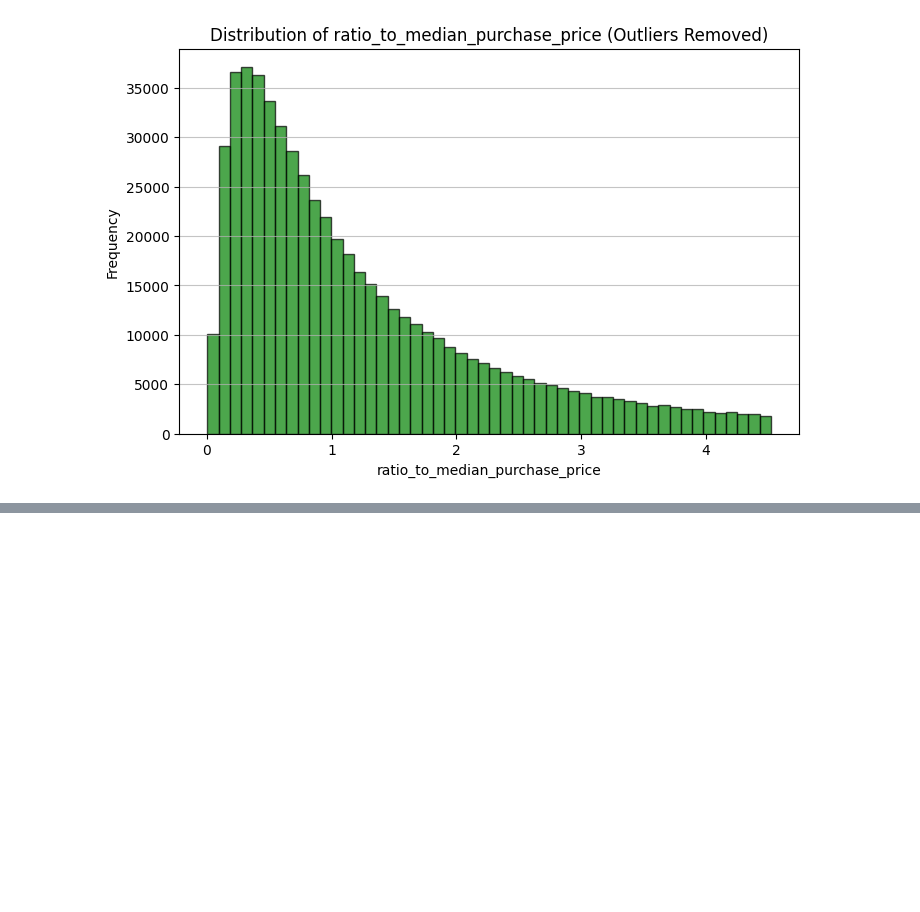
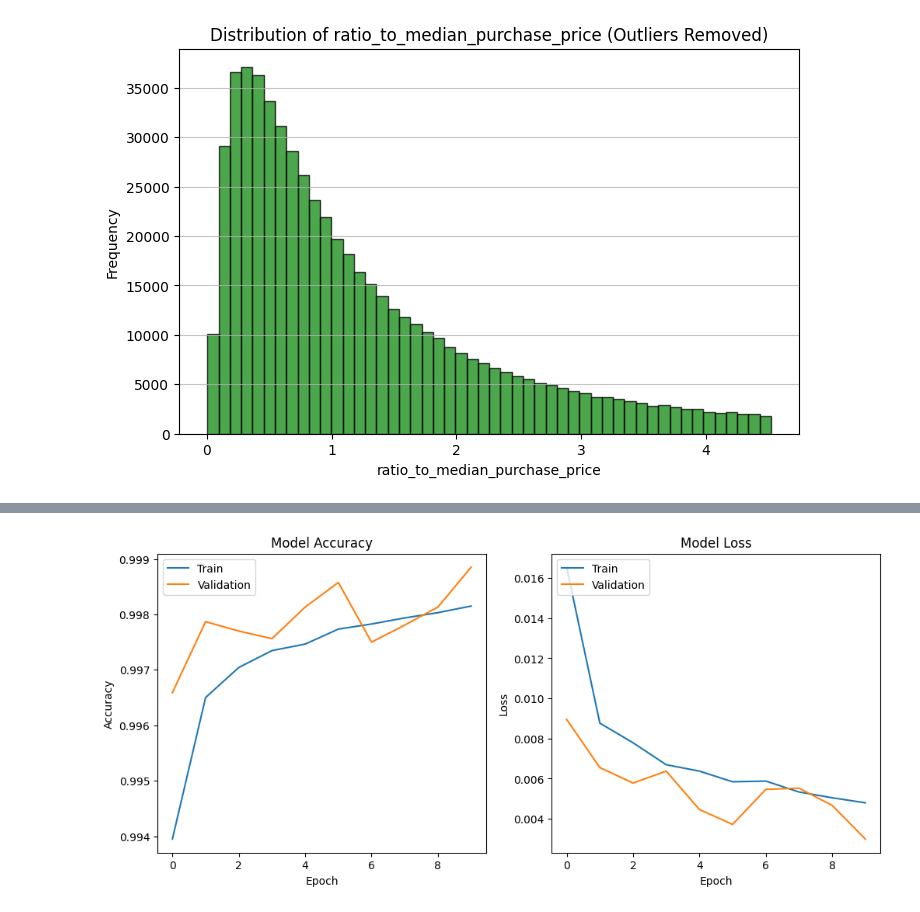
Before and after one commit to HemenDishri/IITM, a Jupyter notebook: Practice.ipynb, the cells around one changed output, grey strips where cells are left out. Drawn from its saved outputs; the diff is of its cells as text; code cells hidden in the pictures; blank space fills up the shorter version.

```diff
--- a/Practice.ipynb
+++ b/Practice.ipynb
@@ -270,12 +145,12 @@ pipeline = Pipeline([
 
 # Define the parameter grid for lambda (C is the inverse of regularization strength)
 param_grid = {
-    'logistic__C': [0.05, 0.1, 1, 10, 100]
+    'logistic__C': [ 0.1, 1, 10, 100]
 }
 
 # Perform GridSearchCV to find the best lambda with a reduced dataset to avoid long runtime
 # Reduce the size of the training data for faster computation
-X_train_sampled = X_train_cleaned.sample(frac=0.1, random_state=42)
+X_train_sampled = X_train.sample(frac=0.1, random_state=42)
 y_train_sampled = y_train.loc[X_train_sampled.index]  # Corrected to use y_train instead of y_train_cleaned
 
 # Perform GridSearchCV
@@ -385,0 +167,16 @@ weighted avg       0.95      0.95      0.95    200000
+# %%
+# prompt: tun the regression results on test data and generate the classification report
+
+# Use the best found parameters to train the model on the full training data
+best_pipeline = Pipeline([
+    ('scaler', StandardScaler()),
+    ('logistic', LogisticRegression(penalty='l1', solver='saga', max_iter=10000, C=best_params['logistic__C']))
+])
+
+best_pipeline.fit(X_train, y_train)
+
+# Predict on the test data
+y_pred = best_pipeline.predict(X_test)
+
+# Generate and print the classification report
+print(classification_report(y_test, y_pred))
@@ -385,0 +192,59 @@ weighted avg       0.95      0.95      0.95    200000
+# %%
+# prompt: standardize and Fit a simple Neural Network model with only 2 hidden layer using ReLU
+
+import tensorflow as tf
+from tensorflow.keras.models import Sequential
+from tensorflow.keras.layers import Dense
+from sklearn.model_selection import train_test_split
+from sklearn.preprocessing import StandardScaler
+import pandas as pd
+
+# Assuming X_train and X_test are already defined and preprocessed as in the preceding code
+# You might need to ensure the features created previously (distance_ratio, etc.) are included
+# and that outliers were handled if desired.
+
+# Standardize the data
+scaler = StandardScaler()
+X_train_scaled = scaler.fit_transform(X_train)
+X_test_scaled = scaler.transform(X_test)
+
+# Build the neural network model
+model = Sequential([
+    Dense(128, activation='relu', input_shape=(X_train_scaled.shape[1],)),
+    Dense(64, activation='relu'),
+    Dense(1, activation='sigmoid') # Output layer for binary classification
+])
+
+# Compile the model
+model.compile(optimizer='adam',
+              loss='binary_crossentropy',
+              metrics=['accuracy'])
+
+# Train the model
+# You might adjust epochs and batch_size based on your dataset size and performance
+history = model.fit(X_train_scaled, y_train, epochs=10, batch_size=32, validation_split=0.2)
+
+# Evaluate the model on the test set
+loss, accuracy = model.evaluate(X_test_scaled, y_test)
+print(f'Test Loss: {loss:.4f}')
+print(f'Test Accuracy: {accuracy:.4f}')
+
+# Optional: Plot training history
+plt.figure(figsize=(12, 5))
+plt.subplot(1, 2, 1)
+plt.plot(history.history['accuracy'])
+plt.plot(history.history['val_accuracy'])
+plt.title('Model Accuracy')
+plt.ylabel('Accuracy')
+plt.xlabel('Epoch')
+plt.legend(['Train', 'Validation'], loc='upper left')
+
+plt.subplot(1, 2, 2)
+plt.plot(history.history['loss'])
+plt.plot(history.history['val_loss'])
+plt.title('Model Loss')
+plt.ylabel('Loss')
+plt.xlabel('Epoch')
+plt.legend(['Train', 'Validation'], loc='upper left')
+plt.show()
+# %% [output]
@@ -385,0 +269 @@ weighted avg       0.95      0.95      0.95    200000
+[figure, added]
```
Also changed, not shown: parts of 31 cells of this notebook.
